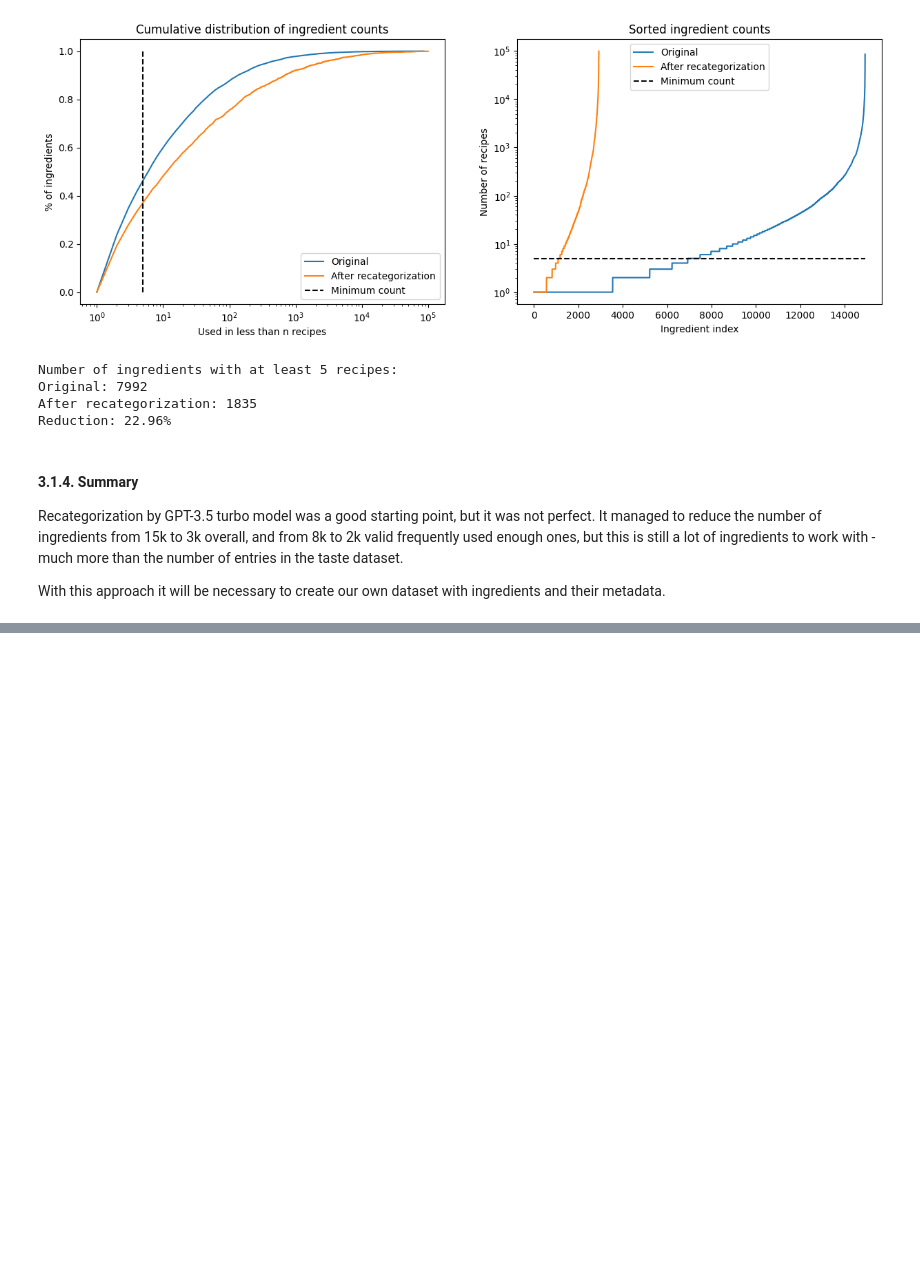
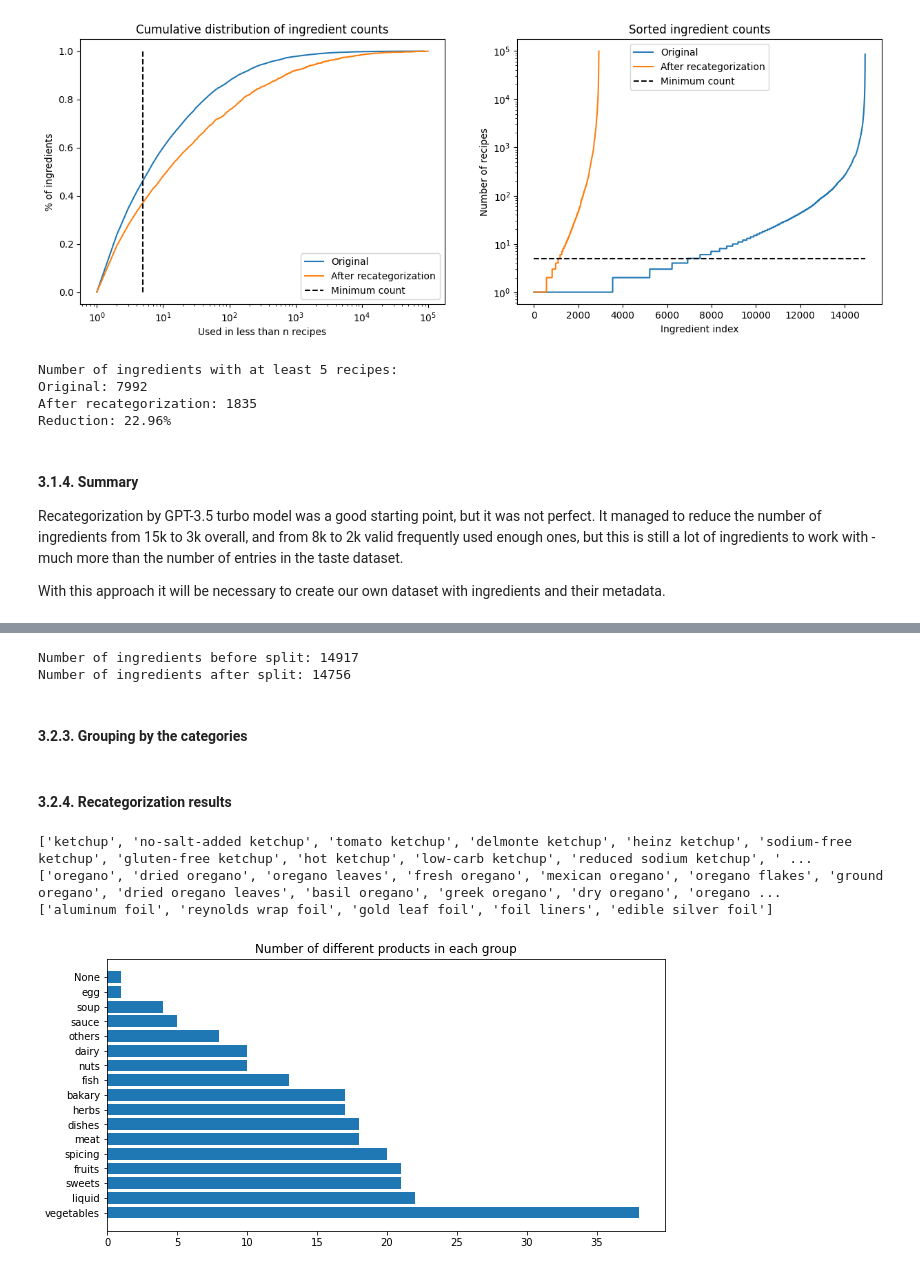
Before and after one commit to Tremirre/EaT-PIM-Revised, a Jupyter notebook: report.ipynb, the cells around one changed output, grey strips where cells are left out. Cells and saved outputs as stored; diff of their text form; code cells hidden in the pictures; blank space fills up the shorter version.

Commit message:
Analytical grouping

```diff
--- a/report.ipynb
+++ b/report.ipynb
@@ -427,0 +488,4 @@ With this approach it will be necessary to create our own dataset with ingredien
+# %%
+for ingredient in ingredient_counts:
+    if " and " in ingredient and " with " in ingredient:
+        print(ingredient)
@@ -427,0 +510,51 @@ With this approach it will be necessary to create our own dataset with ingredien
+# %%
+separator_words = [" and ", " or ", " with ", " & ", " in "]
+formula = create_formula(separator_words)
+
+splited_ingredient = {}
+for ingredient in ingredient_counts:
+    for word in split_ingriedents(ingredient, formula):
+        if word in splited_ingredient.keys():
+            splited_ingredient[word] += 1
+        else:
+           splited_ingredient[word] = 1
+# %%
+print(f"Number of ingredients before split: {len(ingredient_counts)}")
+print(f"Number of ingredients after split: {len(splited_ingredient)}")
+# %% [output]
+Number of ingredients before split: 14917
+Number of ingredients after split: 14756
+# %% [markdown]
+#### 3.2.3. Grouping by the categories
+# %%
+ingredient_map = create_map(groups)
+for ingredient, counter in sort_dict(splited_ingredient):
+  added = False
+  for group_name, group in groups.items():
+    if added: break
+    for i in group:
+      if check_matching(i, ingredient):
+        ingredient_map[group_name][i].append(ingredient)
+        added = True
+        break
+  if not added:
+    ingredient_map["None"]["None"].append(ingredient)
+# %% [markdown]
+#### 3.2.4. Recategorization results
+# %%
+print(ingredient_map["sauce_group"]["ketchup"])
+print(ingredient_map["herbs_group"]["oregano"])
+print(ingredient_map["others_group"]["foil"])
+# %% [output]
+['ketchup', 'no-salt-added ketchup', 'tomato ketchup', 'delmonte ketchup', 'heinz ketchup', 'sodium-free ketchup', 'gluten-free ketchup', 'hot ketchup', 'low-carb ketchup', 'reduced sodium ketchup', ' ...
+['oregano', 'dried oregano', 'oregano leaves', 'fresh oregano', 'mexican oregano', 'oregano flakes', 'ground oregano', 'dried oregano leaves', 'basil oregano', 'greek oregano', 'dry oregano', 'oregano ...
+['aluminum foil', 'reynolds wrap foil', 'gold leaf foil', 'foil liners', 'edible silver foil']
+# %%
+group_list = [[len(group.keys()), key_group] for key_group, group in ingredient_map.items()]
+group_list.sort(reverse=True)
+plt.figure(figsize=(10, 5))
+plt.barh([name.split("_")[0] for _, name in group_list], [counts for counts, _ in group_list])
+plt.title("Number of different products in each group")
+plt.show()
+# %% [output]
+[figure, added]
```
Also changed, not shown: parts of 14 cells of this notebook, 1 other file.
